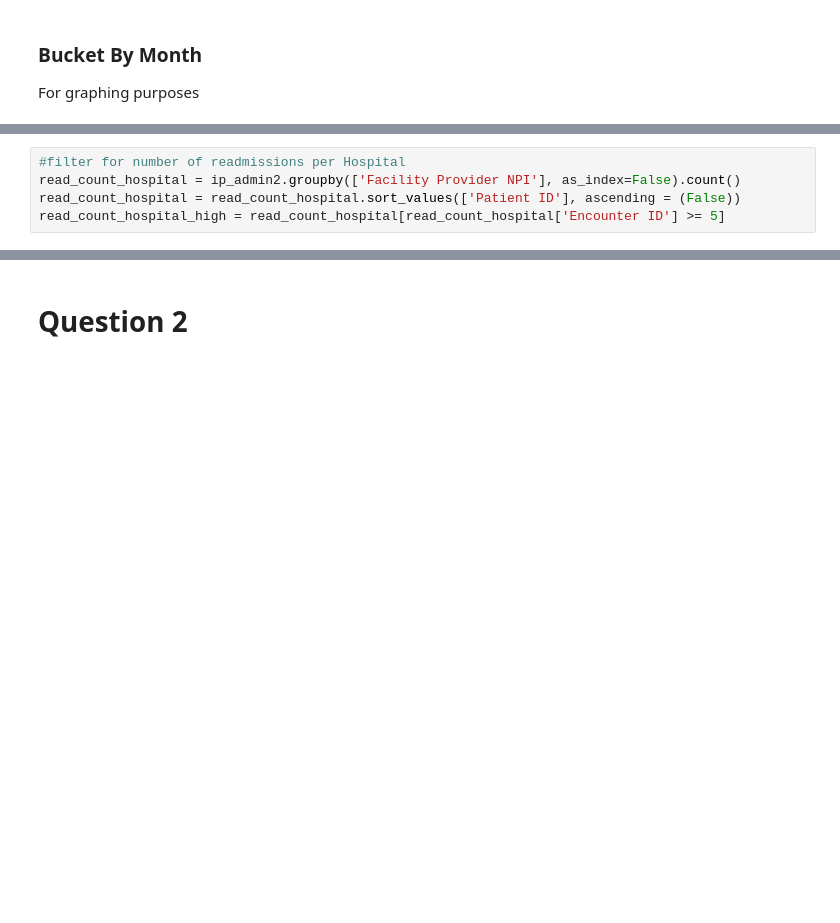
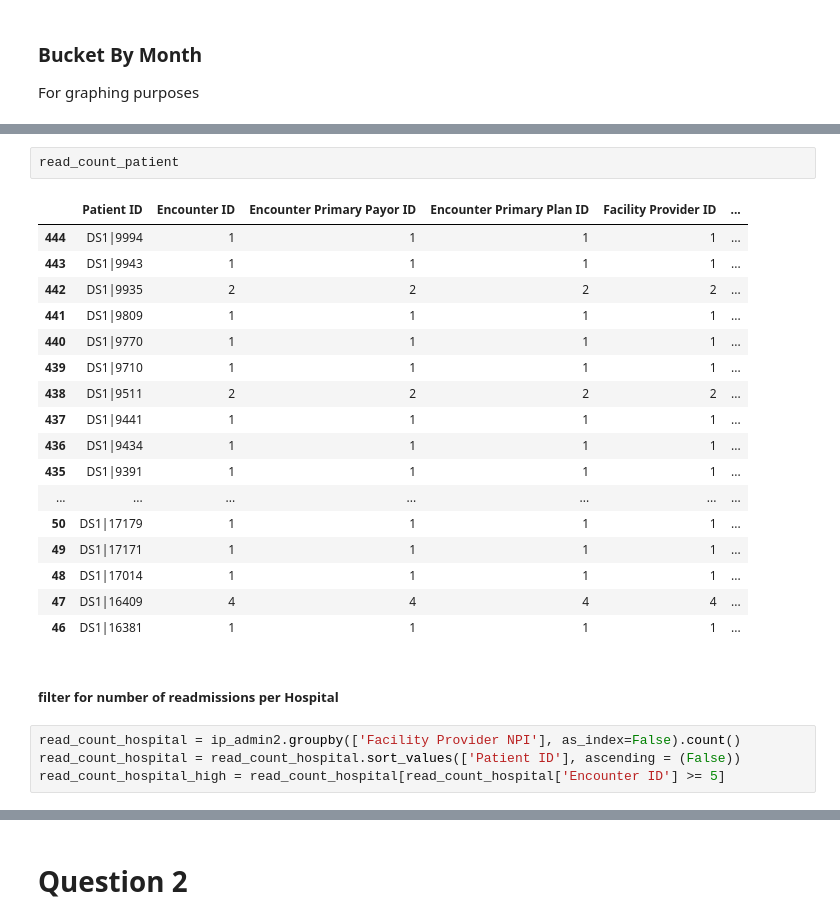
Before and after one commit to tipearso/hospital-readmissions, a Jupyter notebook: Jupyter Notebooks/Boo-Boo Exploratory.ipynb, the cells around one changed output, grey strips where cells are left out. Drawn from its saved outputs; the diff is of its cells as text; blank space fills up the shorter version.

```diff
--- a/Jupyter Notebooks/Boo-Boo Exploratory.ipynb
+++ b/Jupyter Notebooks/Boo-Boo Exploratory.ipynb
@@ -151,5 +180,26 @@ read_count_patient_high = read_count_patient[read_count_patient['Encounter ID']
+# %%
+read_count_patient
+# %% [output]
+|  | Patient ID | Encounter ID | Encounter Primary Payor ID | Encounter Primary Plan ID | Facility Provider ID | ... |
+| 444 | DS1|9994 | 1 | 1 | 1 | 1 | ... |
+| 443 | DS1|9943 | 1 | 1 | 1 | 1 | ... |
+| 442 | DS1|9935 | 2 | 2 | 2 | 2 | ... |
+| 441 | DS1|9809 | 1 | 1 | 1 | 1 | ... |
+| 440 | DS1|9770 | 1 | 1 | 1 | 1 | ... |
+| 439 | DS1|9710 | 1 | 1 | 1 | 1 | ... |
+| 438 | DS1|9511 | 2 | 2 | 2 | 2 | ... |
+| 437 | DS1|9441 | 1 | 1 | 1 | 1 | ... |
+| 436 | DS1|9434 | 1 | 1 | 1 | 1 | ... |
+| 435 | DS1|9391 | 1 | 1 | 1 | 1 | ... |
+| ... | ... | ... | ... | ... | ... | ... |
+| 50 | DS1|17179 | 1 | 1 | 1 | 1 | ... |
+| 49 | DS1|17171 | 1 | 1 | 1 | 1 | ... |
+| 48 | DS1|17014 | 1 | 1 | 1 | 1 | ... |
+| 47 | DS1|16409 | 4 | 4 | 4 | 4 | ... |
+| 46 | DS1|16381 | 1 | 1 | 1 | 1 | ... |
+# %% [markdown]
+##### filter for number of readmissions per Hospital
 # %%
-#filter for number of readmissions per Hospital
 read_count_hospital = ip_admin2.groupby(['Facility Provider NPI'], as_index=False).count()
 read_count_hospital = read_count_hospital.sort_values(['Patient ID'], ascending = (False))
 read_count_hospital_high = read_count_hospital[read_count_hospital['Encounter ID'] >= 5]
```
Also changed, not shown: parts of 31 cells of this notebook.
